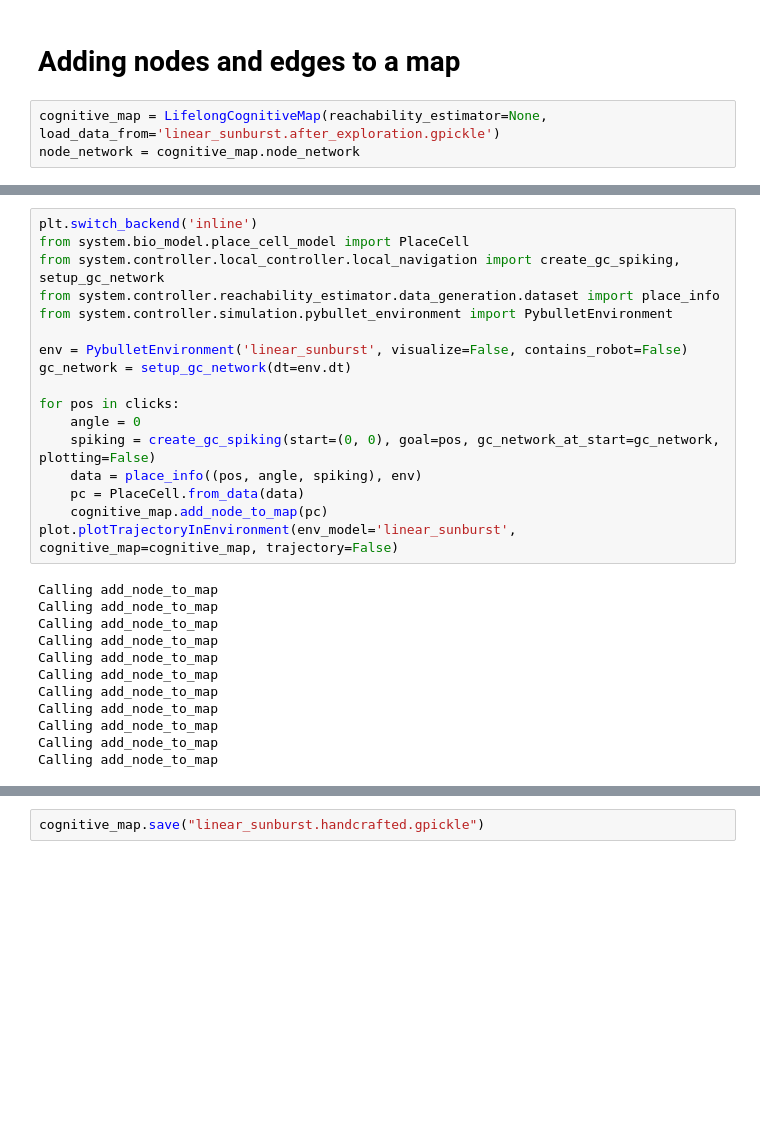
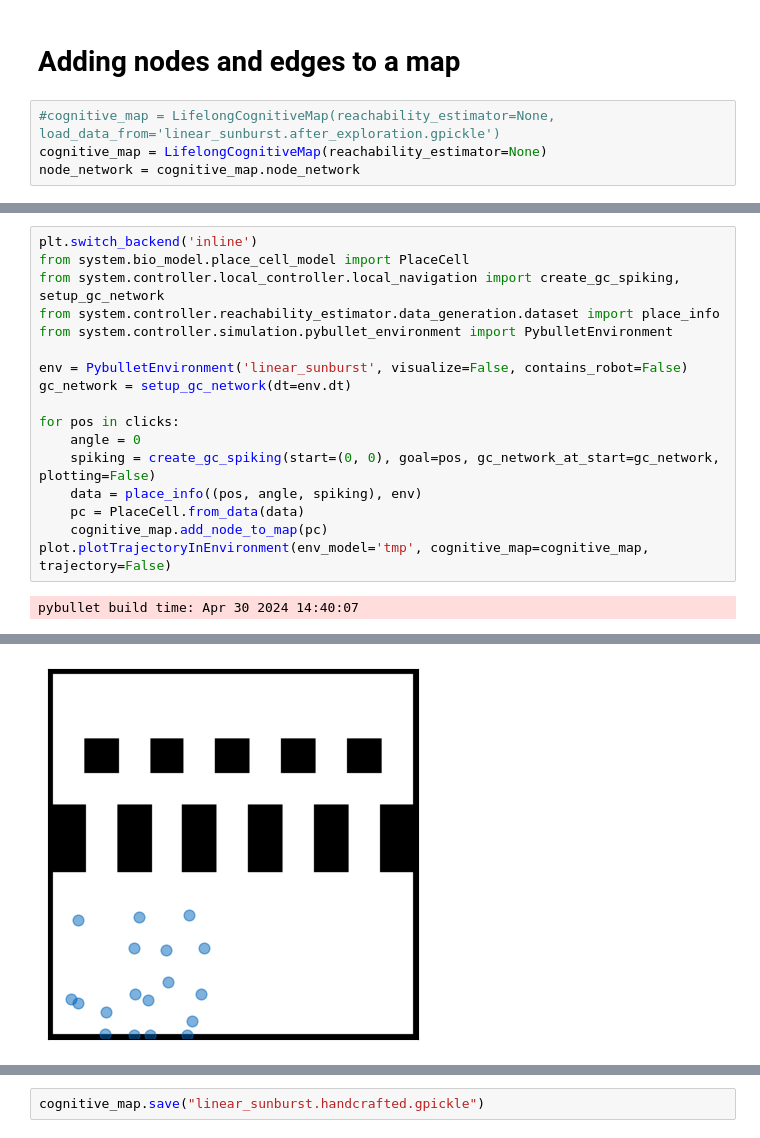
Before and after one commit to Warggr/bio-inspired-navigation, a Jupyter notebook: scripts/show_cogmaps.ipynb, the cells around one changed output, grey strips where cells are left out. Cells and saved outputs as stored; diff of their text form; blank space fills up the shorter version.

```diff
--- a/scripts/show_cogmaps.ipynb
+++ b/scripts/show_cogmaps.ipynb
@@ -345,6 +359,7 @@ cognitive_map.save('linear_sunburst.after_exploration.gpickle', absolute_path=Fa
 # %% [markdown]
 # Adding nodes and edges to a map
 # %%
-cognitive_map = LifelongCognitiveMap(reachability_estimator=None, load_data_from='linear_sunburst.after_exploration.gpickle')
+#cognitive_map = LifelongCognitiveMap(reachability_estimator=None, load_data_from='linear_sunburst.after_exploration.gpickle')
+cognitive_map = LifelongCognitiveMap(reachability_estimator=None)
 node_network = cognitive_map.node_network
 # %%
@@ -387,16 +410,6 @@ for pos in clicks:
     data = place_info((pos, angle, spiking), env)
     pc = PlaceCell.from_data(data)
     cognitive_map.add_node_to_map(pc)
-plot.plotTrajectoryInEnvironment(env_model='linear_sunburst', cognitive_map=cognitive_map, trajectory=False)
+plot.plotTrajectoryInEnvironment(env_model='tmp', cognitive_map=cognitive_map, trajectory=False)
 # %% [output]
-Calling add_node_to_map
-Calling add_node_to_map
-Calling add_node_to_map
-Calling add_node_to_map
-Calling add_node_to_map
-Calling add_node_to_map
-Calling add_node_to_map
-Calling add_node_to_map
-Calling add_node_to_map
-Calling add_node_to_map
-Calling add_node_to_map
+pybullet build time: Apr 30 2024 14:40:07
@@ -403 +435,2 @@ Calling add_node_to_map
+[figure, added]
 # %%
```
Also changed, not shown: parts of 12 cells of this notebook, 28 other files.
